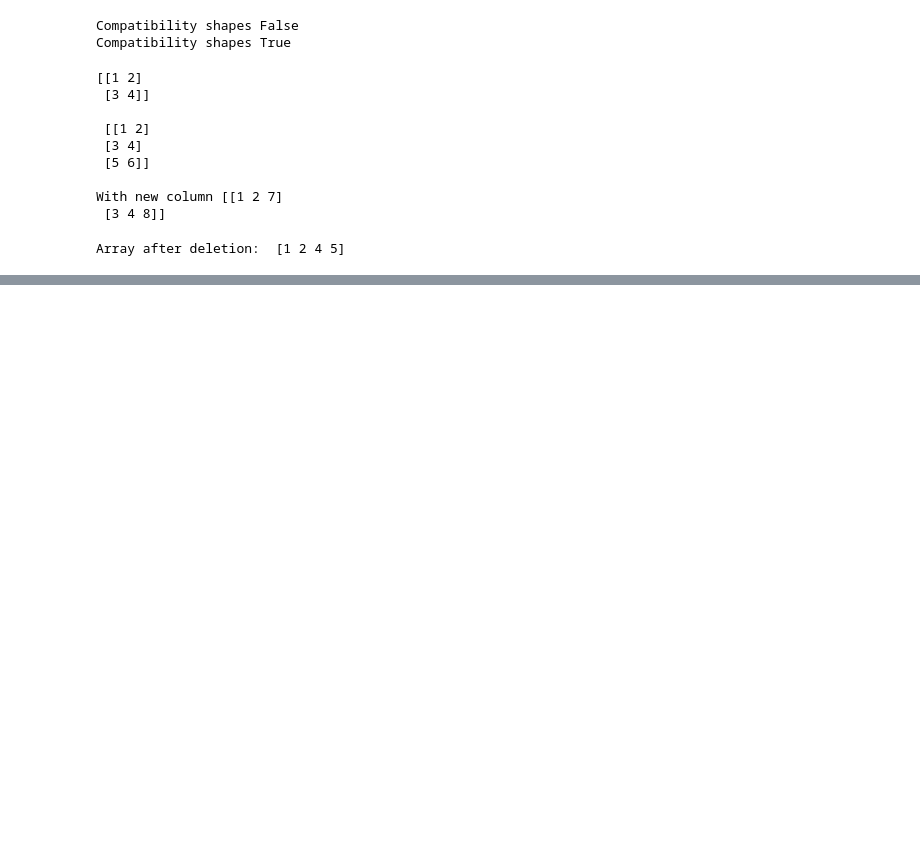
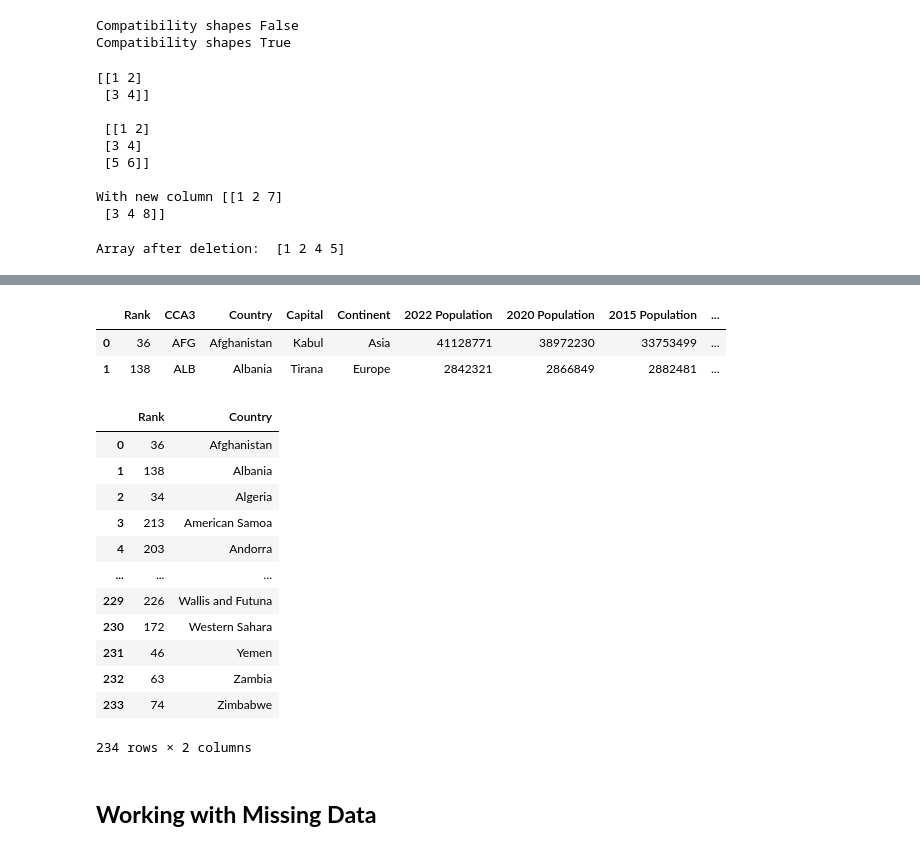
Before and after one commit to Eliminator746/kirat-Backend, a Jupyter notebook: numpy2025.ipynb, the cells around one changed output, grey strips where cells are left out. Cells and saved outputs as stored; diff of their text form; code cells hidden in the pictures; blank space fills up the shorter version.

```diff
--- a/numpy2025.ipynb
+++ b/numpy2025.ipynb
@@ -393,0 +431,10 @@ for item in data:
+# %%
+df= pd.read_excel('panda_dataset/world_population_excel_workbook.xlsx').head(2)
+# pd.set_option('display.max.rows', 235)                                  # To See all the rows
+# pd.set_option('display.max.columns', 40)                                # To See all the columns
+# print(df)
+df
+# %% [output]
+|  | Rank | CCA3 | Country | Capital | Continent | 2022 Population | 2020 Population | 2015 Population | ... |
+| 0 | 36 | AFG | Afghanistan | Kabul | Asia | 41128771 | 38972230 | 33753499 | ... |
+| 1 | 138 | ALB | Albania | Tirana | Europe | 2842321 | 2866849 | 2882481 | ... |
@@ -393,0 +445,24 @@ for item in data:
+# %%
+import pandas as pd
+df= pd.read_csv("sample_data/world_population.csv")
+
+# df["Rank"].head()
+two_colns= df[["Rank", "Country"]]
+# To select multiple columns, use a list of column names within the selection brackets [].
+
+two_colns
+# df[df['Rank'] < 10]
+# %% [output]
+|  | Rank | Country |
+| 0 | 36 | Afghanistan |
+| 1 | 138 | Albania |
+| 2 | 34 | Algeria |
+| 3 | 213 | American Samoa |
+| 4 | 203 | Andorra |
+| ... | ... | ... |
+| 229 | 226 | Wallis and Futuna |
+| 230 | 172 | Western Sahara |
+| 231 | 46 | Yemen |
+| 232 | 63 | Zambia |
+| 233 | 74 | Zimbabwe |
+234 rows × 2 columns
@@ -393,0 +479,2 @@ for item in data:
+# %% [markdown]
+## **Working with Missing Data**
```
Also changed, not shown: parts of 22 cells of this notebook.
